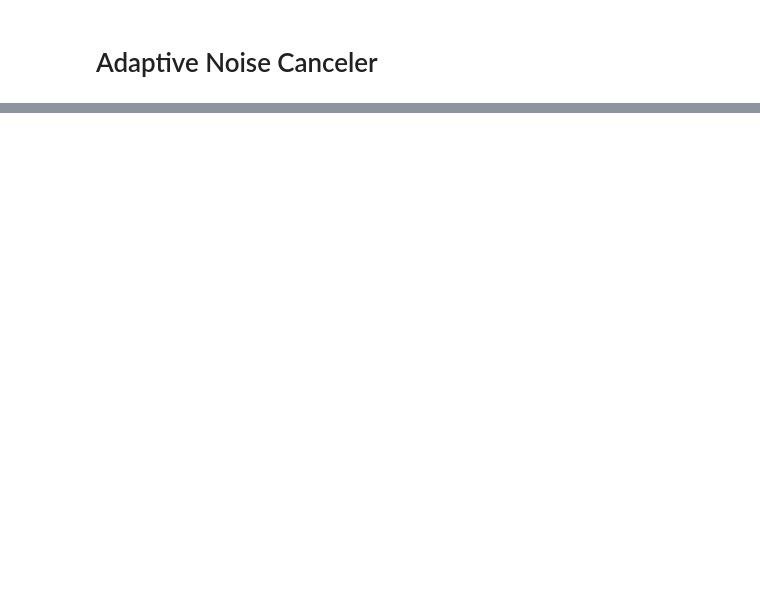
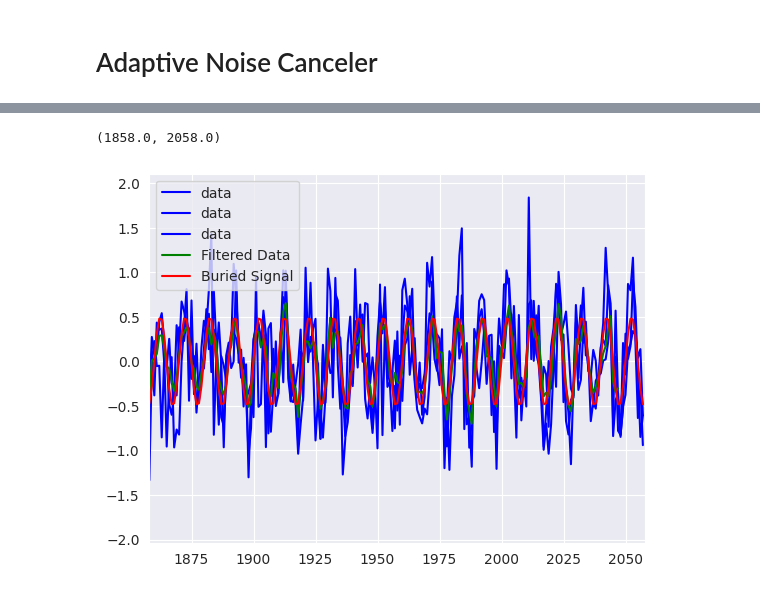
Before and after one commit to HCIP-6250-Spring-2024/linville_medium, a Jupyter notebook: scripts/Conv1.ipynb, the cells around one changed output, grey strips where cells are left out. Cells and saved outputs as stored; diff of their text form; code cells hidden in the pictures; blank space fills up the shorter version.

```diff
--- a/scripts/Conv1.ipynb
+++ b/scripts/Conv1.ipynb
@@ -224,0 +253,31 @@ array([ 0.01692531,  0.77625812, -0.76743074, ...,  0.61396525,
+# %%
+#Train
+ch1 = tf.keras.Input(shape=(S,1),name='ch1')
+activation='linear'
+conv1 = tf.keras.layers.Conv1D(filters=1,kernel_size=3,activation=activation,padding='causal',use_bias=False,name='Conv1')(ch1)
+ch2 = tf.keras.Input(shape=(S,1),name='ch2')
+conv2 = tf.keras.layers.Conv1D(filters=1,kernel_size=3,activation=activation,padding='causal',use_bias=False,name='Conv2')(ch2)
+ch3 = tf.keras.Input(shape=(S,1),name='ch3')
+conv3 = tf.keras.layers.Conv1D(filters=1,kernel_size=3,activation=activation,padding='causal',use_bias=False,name='Conv3')(ch3)
+
+concat=tf.keras.layers.Concatenate()([conv1,conv2,conv3])
+fused= tf.keras.layers.Dense(1,activation='linear',name='fused')(concat)
+model = tf.keras.Model(inputs=[ch1,ch2,ch3],outputs=[conv1,conv2,conv3,fused])
+
+
+loss={'Conv1':tf.keras.losses.MeanSquaredError(),'Conv2':tf.keras.losses.MeanSquaredError(),
+      'Conv3':tf.keras.losses.MeanSquaredError(),'fused':tf.keras.losses.MeanSquaredError()}
+model.compile(optimizer=tf.keras.optimizers.Adam(learning_rate = 5e-3),loss=loss)
+
+
+tf.keras.utils.plot_model(model, show_shapes=False)
+history=model.fit([x_train1,x_train2,x_train3],y_train,epochs=2000,shuffle=True,verbose=0)
+plt.plot(history.history['Conv1_loss'],label='ch1 loss')
+plt.plot(history.history['Conv2_loss'],label='ch2 loss',c='r')
+plt.plot(history.history['Conv3_loss'],label='ch3 loss',c='g')
+plt.plot(history.history['fused_loss'],label='fused loss',c='y')
+plt.legend()
+plt.title("Loss=%s"%history.history['loss'][-1])
+
+
+print(model.summary())
@@ -224,0 +303,14 @@ array([ 0.01692531,  0.77625812, -0.76743074, ...,  0.61396525,
+# %%
+#Denoise and check results
+out=model([x_train1,x_train2,x_train3])
+out=np.squeeze(out[-1])
+#print(out.shape)
+#out = np.mean(out,axis=-1)
+plt.plot(data,label='data',c='b')
+plt.plot(out,label='Filtered Data',c='g')
+plt.plot(signal,label='Buried Signal',c='r')
+plt.legend()
+plt.xlim([N-200,N])
+# %% [output]
+(1858.0, 2058.0)
+[figure, added]
```
Also changed, not shown: parts of 20 cells of this notebook, 2 other files.
